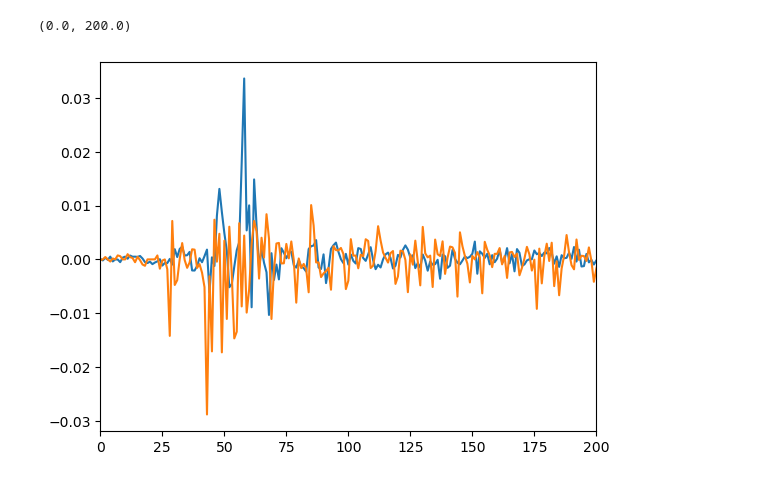
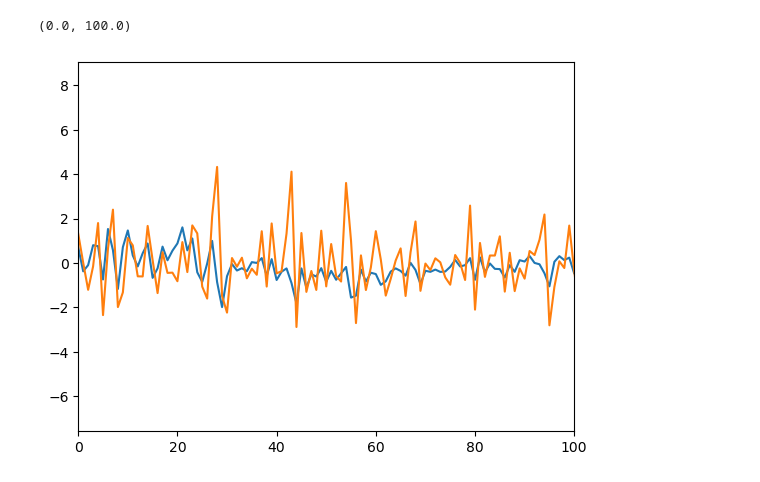
Before and after one commit to z7743/manifold_learning, a Jupyter notebook: notebooks/price prediction.ipynb, the cells around one changed output. Saved outputs shown, nothing was run; the diff lists cells and outputs as text; code cells hidden in the pictures.

```diff
--- a/notebooks/price prediction.ipynb
+++ b/notebooks/price prediction.ipynb
@@ -173,5 +53,8 @@ btc_data_td = btc_data_td[:,:,0]#.reshape(-1,50 * 4)
 # %%
-X_train = btc_data_td[:-100000]
-y_train = np.diff(btc_data,axis=0)[:,[0]][-btc_data_td.shape[0]:,:][:-100000]
-X_test = btc_data_td[-100000:]
-y_test = np.diff(btc_data,axis=0)[:,[0]][-btc_data_td.shape[0]:,:][-100000:]
+X_train = btc_data_td[:-100000:,-50:]
+y_train = np.diff(btc_data,axis=0)[:,[3]][-btc_data_td.shape[0]:,:][:-100000]
+X_test = btc_data_td[-100000:,-50:]
+y_test = np.diff(btc_data,axis=0)[:,[3]][-btc_data_td.shape[0]:,:][-100000:]
+
+y_test /= y_train.std()
+y_train /= y_train.std()
@@ -178,8 +81,8 @@ y_test = np.diff(btc_data,axis=0)[:,[0]][-btc_data_td.shape[0]:,:][-100000:]
 # %%
 
-trainer = imd_reg_smap.IMD_reg_smap(X_train.shape[1], embed_dim=10, subtract_corr=False, device="cuda")
+trainer = imd_reg_smap.IMD_reg_smap(X_train.shape[1], embed_dim=2, subtract_corr=False, device="cuda")
 # %%
 trainer.fit(X_train, y_train, sample_len=270, library_len=5000,
-                exclusion_rad=150,theta=7,tp=1,
-                epochs=1500, num_batches=32,optimizer="RMSprop", tp_policy="range",learning_rate=0.001)
+                exclusion_rad=150,theta=7,tp=0,
+                epochs=10000, num_batches=32,optimizer="Adagrad", tp_policy="fixed",learning_rate=0.01)
 # %% [output]
@@ -230,7 +158,7 @@ array([[[0.02859553]]], dtype=float32)
 # %%
 
 temp_pred = np.array([
-        (PairwiseCCM("cpu").predict(np.transpose(unmixed_test,(1,0,2)), y_test[None,:,[0]][:,:],2000,150,1,"smap",theta=7).squeeze())
+        (PairwiseCCM("cpu").predict(np.transpose(unmixed_test,(1,0,2)), y_test[None,:,[0]][:,:],2000,150,1,"smap",theta=5).squeeze())
         for i in range(10)
     ]).mean(axis=0)
 # %%
@@ -254,10 +249,10 @@ P-value: 5.1297165732347074e-11
 # %%
-plt.plot(temp_pred[:1000]*5)
-plt.plot(y_test[1:1000,0])
-plt.xlim(0,200)
+plt.plot(temp_pred[:])
+plt.plot(y_test[1:,0])
+plt.xlim(0,100)
 # %% [output]
-(0.0, 200.0)
+(0.0, 100.0)
-[figure, old version]
+[figure, new version]
 # %%
 n_exp = 30
 models = []
```
Also changed, not shown: parts of 25 cells of this notebook, 3 other files.
